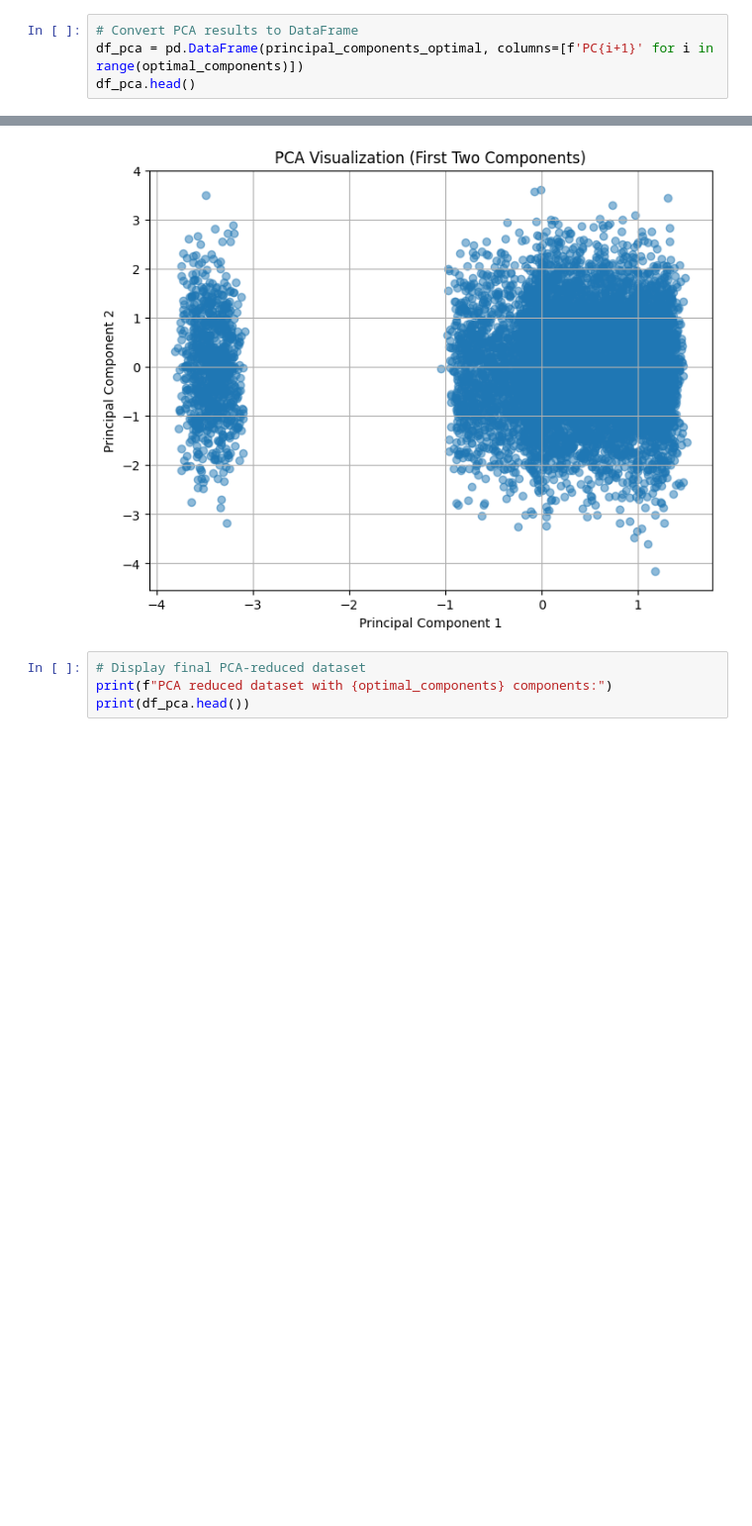
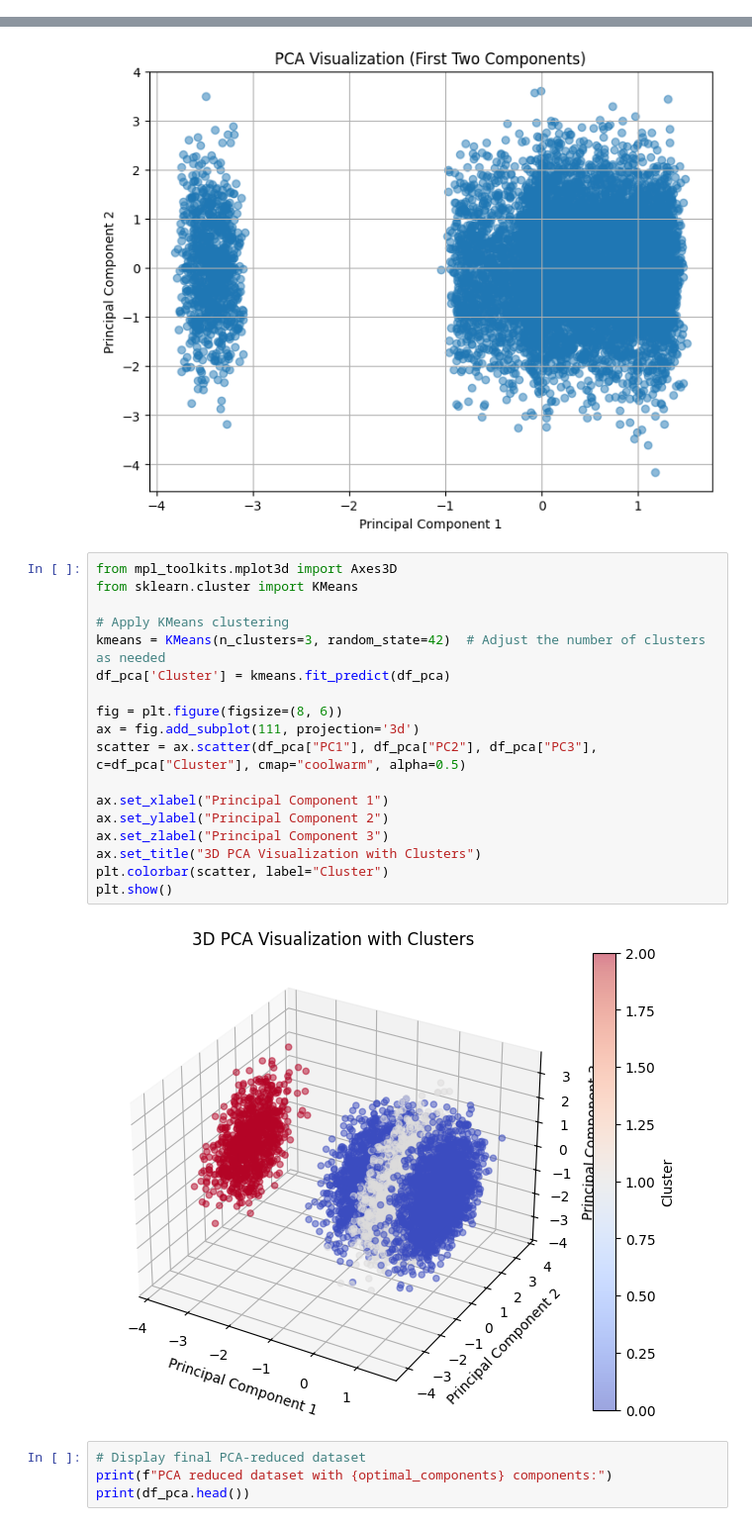
Before and after one commit to guppynib/group3-project2-03062025, a Jupyter notebook: PCA/PCA.ipynb, the cells around one changed output, grey strips where cells are left out. Shown: that part at 99% size. Saved outputs shown, nothing was run; the diff lists cells and outputs as text; blank space fills up the shorter version.

```diff
--- a/PCA/PCA.ipynb
+++ b/PCA/PCA.ipynb
@@ -203,7 +195,3 @@ df_pca.head()
 | 2 | -3.609223 | -0.772427 | -0.231797 | -2.549720 | -0.158618 | 0.923304 | 1.319965 | -0.337028 | 0.791267 | 1.195949 | 0.550168 | ... |
 | 3 | 1.313157 | -0.086807 | 0.169883 | -1.414010 | 1.558320 | 0.239841 | -0.129133 | 1.306534 | 0.954476 | 2.033771 | -0.493327 | ... |
 | 4 | 0.843187 | -0.591796 | 0.180657 | 1.594439 | -0.628633 | -0.556816 | 0.498715 | -1.386368 | 0.813424 | -0.736442 | -0.683848 | ... |
-# %%
-# Convert PCA results to DataFrame
-df_pca = pd.DataFrame(principal_components_optimal, columns=[f'PC{i+1}' for i in range(optimal_components)])
-df_pca.head()
@@ -241,6 +222,26 @@ plt.grid()
 plt.show()
 # %% [output]
 [figure]
+# %%
+from mpl_toolkits.mplot3d import Axes3D
+from sklearn.cluster import KMeans
+
+# Apply KMeans clustering
+kmeans = KMeans(n_clusters=3, random_state=42)  # Adjust the number of clusters as needed
+df_pca['Cluster'] = kmeans.fit_predict(df_pca)
+
+fig = plt.figure(figsize=(8, 6))
+ax = fig.add_subplot(111, projection='3d')
+scatter = ax.scatter(df_pca["PC1"], df_pca["PC2"], df_pca["PC3"], c=df_pca["Cluster"], cmap="coolwarm", alpha=0.5)
+
+ax.set_xlabel("Principal Component 1")
+ax.set_ylabel("Principal Component 2")
+ax.set_zlabel("Principal Component 3")
+ax.set_title("3D PCA Visualization with Clusters")
+plt.colorbar(scatter, label="Cluster")
+plt.show()
+# %% [output]
+[figure, added]
 # %%
 # Display final PCA-reduced dataset
 print(f"PCA reduced dataset with {optimal_components} components:")
```
Also changed, not shown: parts of 7 cells of this notebook.
